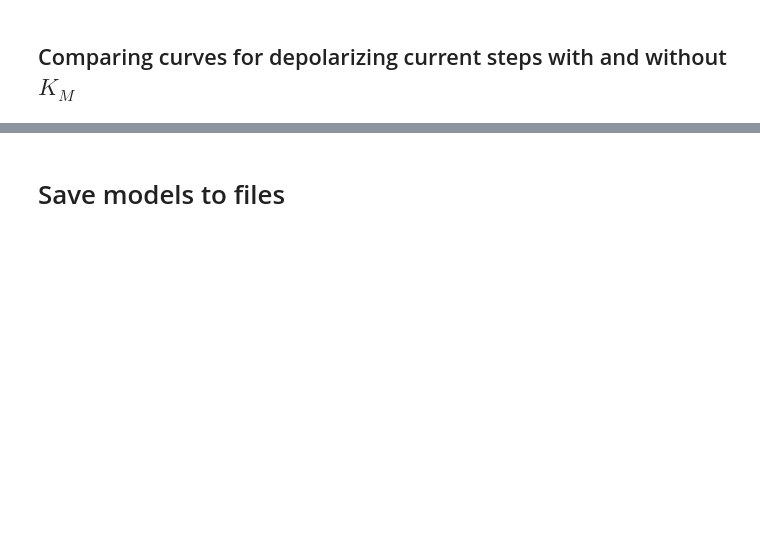
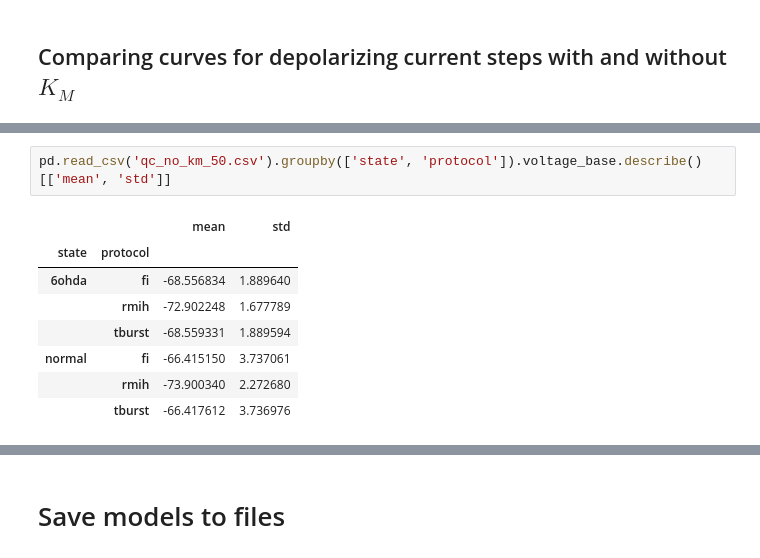
Before and after one commit to FrancescoCavarretta/VMOptimizer, a Jupyter notebook: QualityCheck1.ipynb, the cells around one changed output, grey strips where cells are left out. Cells and saved outputs as stored; diff of their text form; blank space fills up the shorter version.

```diff
--- a/QualityCheck1.ipynb
+++ b/QualityCheck1.ipynb
@@ -136,0 +145,11 @@ Name: state, dtype: int64
+# %%
+pd.read_csv('qc_no_km_50.csv').groupby(['state', 'protocol']).voltage_base.describe()[['mean', 'std']]
+# %% [output]
+|  |  | mean | std |
+| state | protocol |  |  |
+| 6ohda | fi | -68.556834 | 1.889640 |
+|  | rmih | -72.902248 | 1.677789 |
+|  | tburst | -68.559331 | 1.889594 |
+| normal | fi | -66.415150 | 3.737061 |
+|  | rmih | -73.900340 | 2.272680 |
+|  | tburst | -66.417612 | 3.736976 |
```
Also changed, not shown: parts of 45 cells of this notebook.
